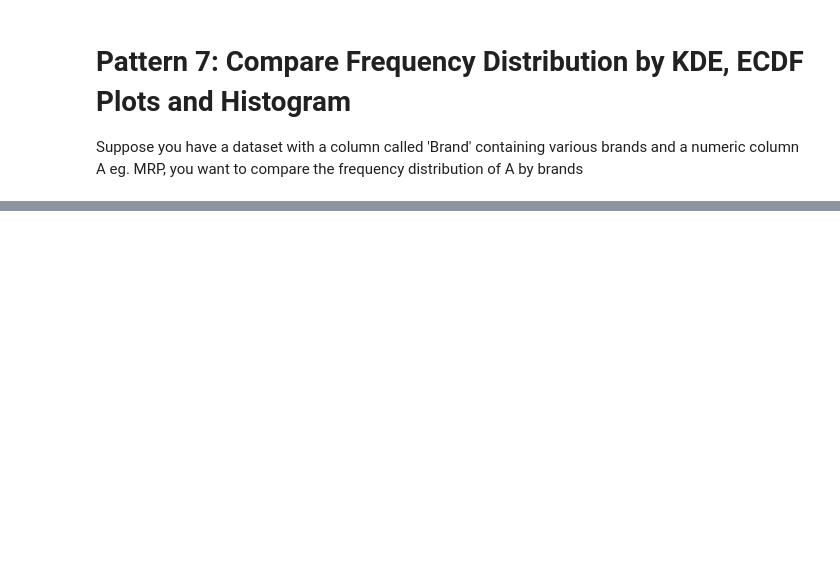
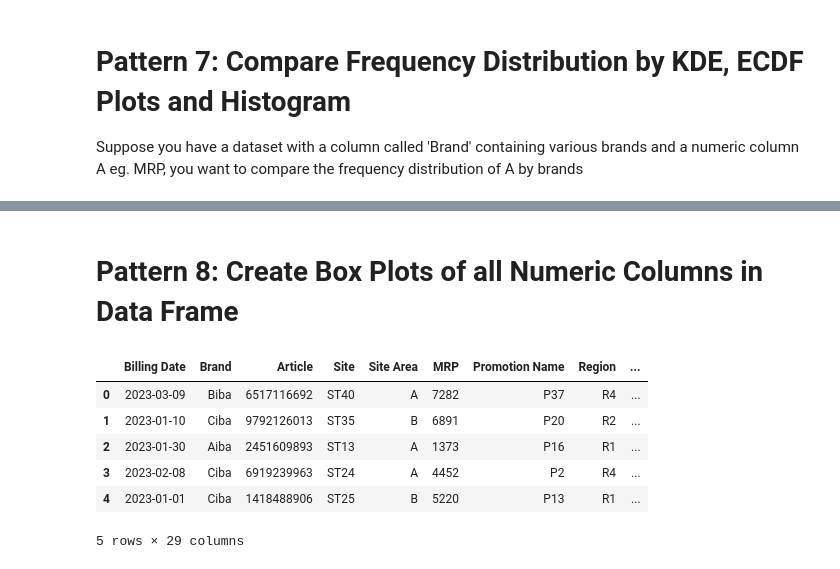
Before and after one commit to priyankconnect/MyProjects, a Jupyter notebook: Pandas_Cookbook/Pandas Cookbook.ipynb, the cells around one changed output, grey strips where cells are left out. Saved outputs shown, nothing was run; the diff lists cells and outputs as text; code cells hidden in the pictures; blank space fills up the shorter version.

```diff
--- a/Pandas_Cookbook/Pandas Cookbook.ipynb
+++ b/Pandas_Cookbook/Pandas Cookbook.ipynb
@@ -761,0 +764,14 @@ plt.show()
+# %% [markdown]
+# Pattern 8: Create Box Plots of all Numeric Columns in Data Frame
+# %%
+# Loading the sample datset
+df=pd.read_csv('sample_dataset_v3.csv')
+df.head()
+# %% [output]
+|  | Billing Date | Brand | Article | Site | Site Area | MRP | Promotion Name | Region | ... |
+| 0 | 2023-03-09 | Biba | 6517116692 | ST40 | A | 7282 | P37 | R4 | ... |
+| 1 | 2023-01-10 | Ciba | 9792126013 | ST35 | B | 6891 | P20 | R2 | ... |
+| 2 | 2023-01-30 | Aiba | 2451609893 | ST13 | A | 1373 | P16 | R1 | ... |
+| 3 | 2023-02-08 | Ciba | 6919239963 | ST24 | A | 4452 | P2 | R4 | ... |
+| 4 | 2023-01-01 | Ciba | 1418488906 | ST25 | B | 5220 | P13 | R1 | ... |
+5 rows × 29 columns
```
Also changed, not shown: parts of 15 cells of this notebook, 1 other file.
